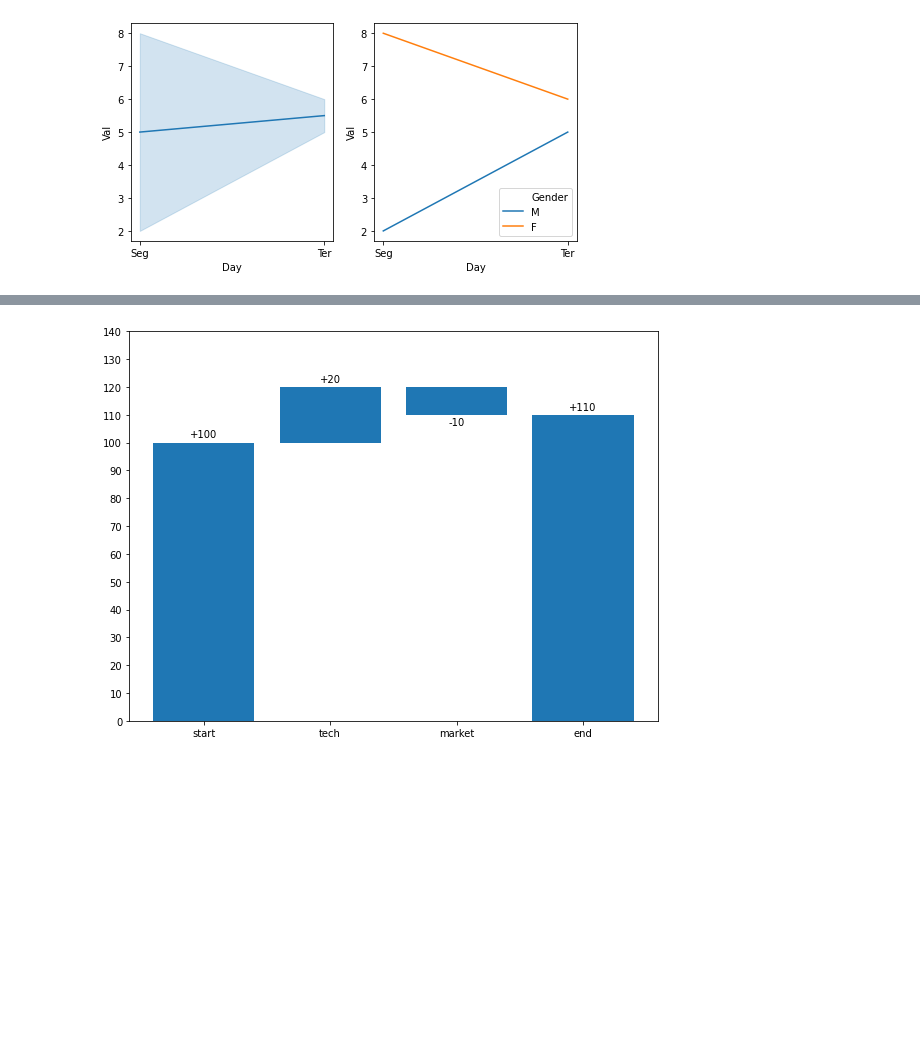
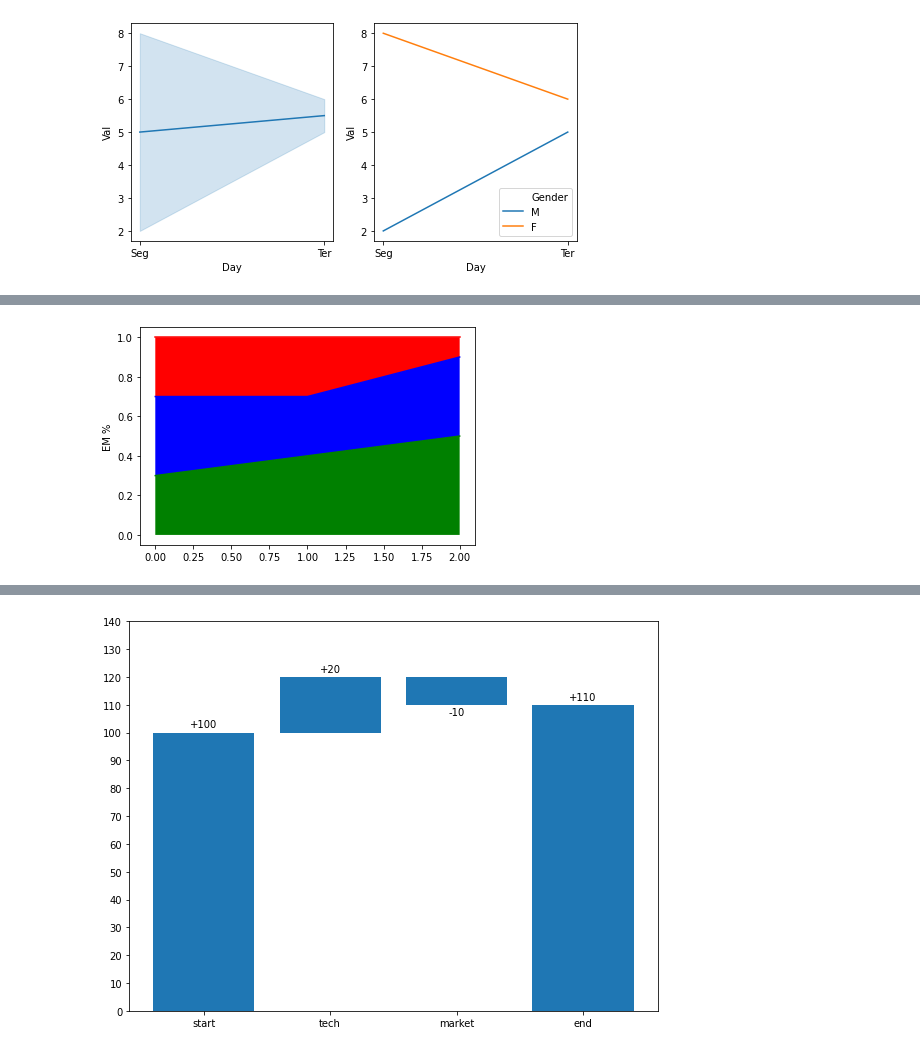
Before and after one commit to DevsEdu/DataScience, a Jupyter notebook: Charts_types.ipynb, the cells around one changed output, grey strips where cells are left out. Cells and saved outputs as stored; diff of their text form; code cells hidden in the pictures; blank space fills up the shorter version.

```diff
--- a/Charts_types.ipynb
+++ b/Charts_types.ipynb
@@ -110,0 +167,27 @@ Text(0, 0.5, 'Entre y1 and 0')
+# %%
+#Geração dos dados
+x = np.arange(0, 3)
+y1 = np.array([0.3,0.4,0.5])
+y2 = np.array([0.7,0.7,0.9])
+y3 = np.array([1.0,1.0,1.0])
+
+#Criar uma figura e um eixo para plotar o gráfico
+fig, ax = plt.subplots()
+
+#Gráfico de linha do matplotlib, para divisão da áreas
+ax.plot(x, y1, color='green')
+ax.plot(x, y2, color='blue')
+ax.plot(x, y3, color='red')
+
+#Preencher cada regiao usando o métdo fill_between
+ax.fill_between(x, 0, y1,facecolor="green")#(regiao preenchida entre 0 e y1)
+ax.fill_between(x, y1, y2,facecolor="blue")#(regiao preenchida entre 0 e y1)
+ax.fill_between(x, y2, y3,facecolor="red")#(regiao preenchida entre 0 e y1)
+
+#Inserindo rótulo do eixo y
+ax.set_ylabel('EM %')
+
+#Exibir
+plt.show()
+# %% [output]
+[figure, added]
```
Also changed, not shown: parts of 28 cells of this notebook.
